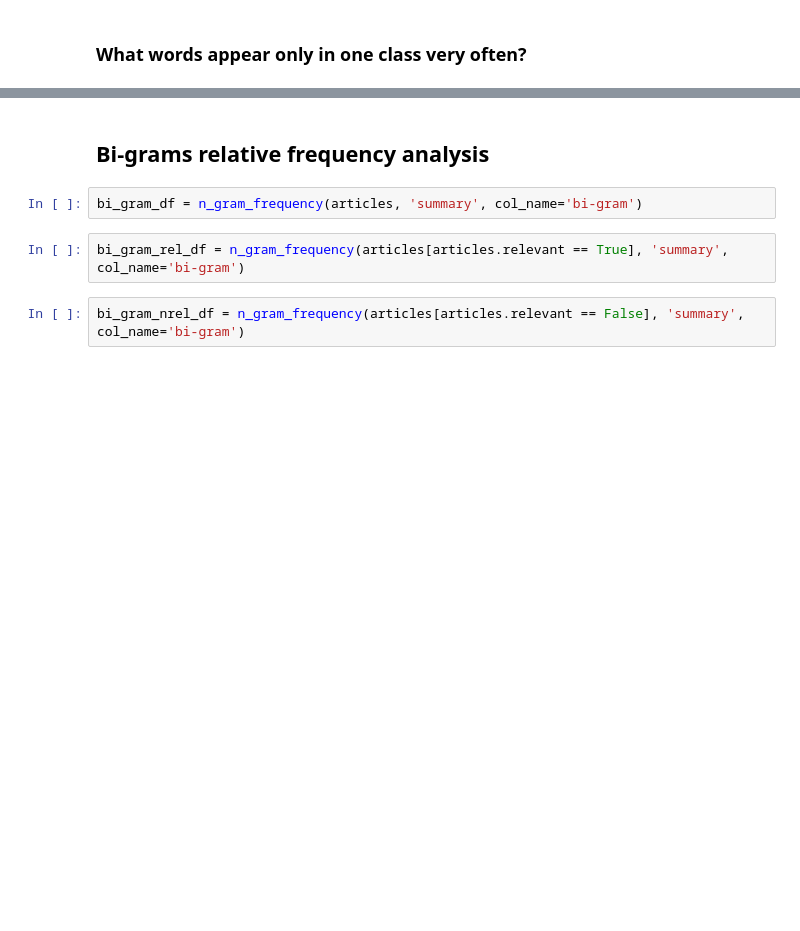
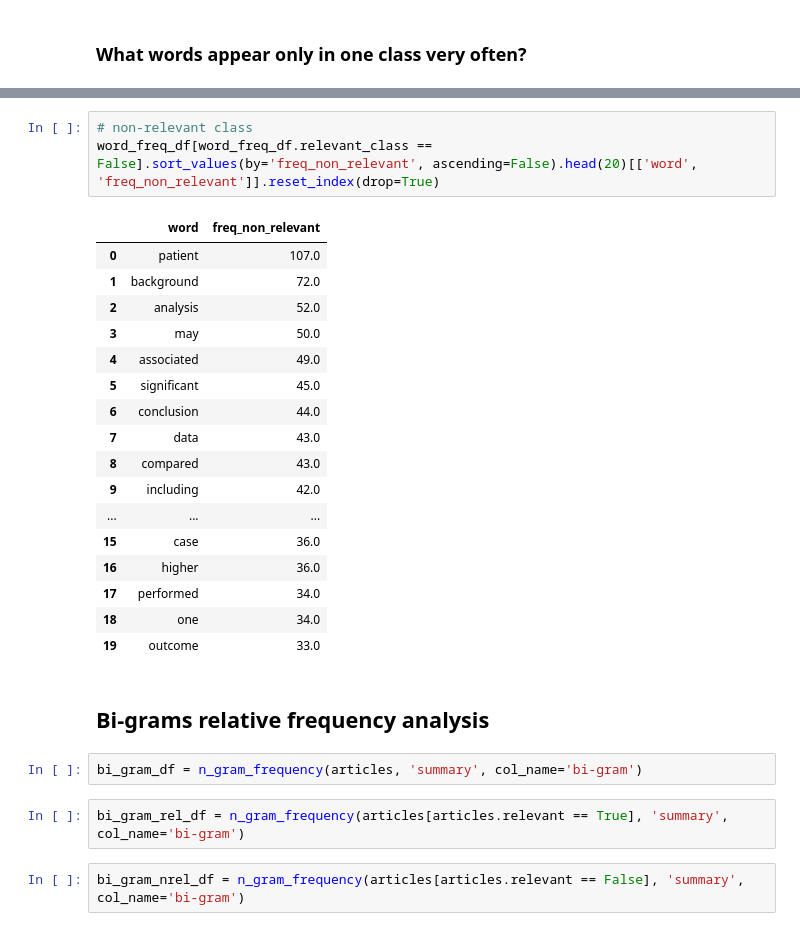
Before and after one commit to bialczykk/gregory-ai, a Jupyter notebook: EDA/eda_relative_frequencies.ipynb, the cells around one changed output, grey strips where cells are left out. Drawn from its saved outputs; the diff is of its cells as text; blank space fills up the shorter version.

```diff
--- a/EDA/eda_relative_frequencies.ipynb
+++ b/EDA/eda_relative_frequencies.ipynb
@@ -194,3 +217,24 @@ word_freq_df[(word_freq_df['relevant_class'] == False) & (word_freq_df['freq_rel
+# %%
+# non-relevant class
+word_freq_df[word_freq_df.relevant_class == False].sort_values(by='freq_non_relevant', ascending=False).head(20)[['word', 'freq_non_relevant']].reset_index(drop=True)
+# %% [output]
+|  | word | freq_non_relevant |
+| 0 | patient | 107.0 |
+| 1 | background | 72.0 |
+| 2 | analysis | 52.0 |
+| 3 | may | 50.0 |
+| 4 | associated | 49.0 |
+| 5 | significant | 45.0 |
+| 6 | conclusion | 44.0 |
+| 7 | data | 43.0 |
+| 8 | compared | 43.0 |
+| 9 | including | 42.0 |
+| ... | ... | ... |
+| 15 | case | 36.0 |
+| 16 | higher | 36.0 |
+| 17 | performed | 34.0 |
+| 18 | one | 34.0 |
+| 19 | outcome | 33.0 |
 # %% [markdown]
 ## Bi-grams relative frequency analysis
 # %%
```
Also changed, not shown: parts of 8 cells of this notebook, 1 other file.
